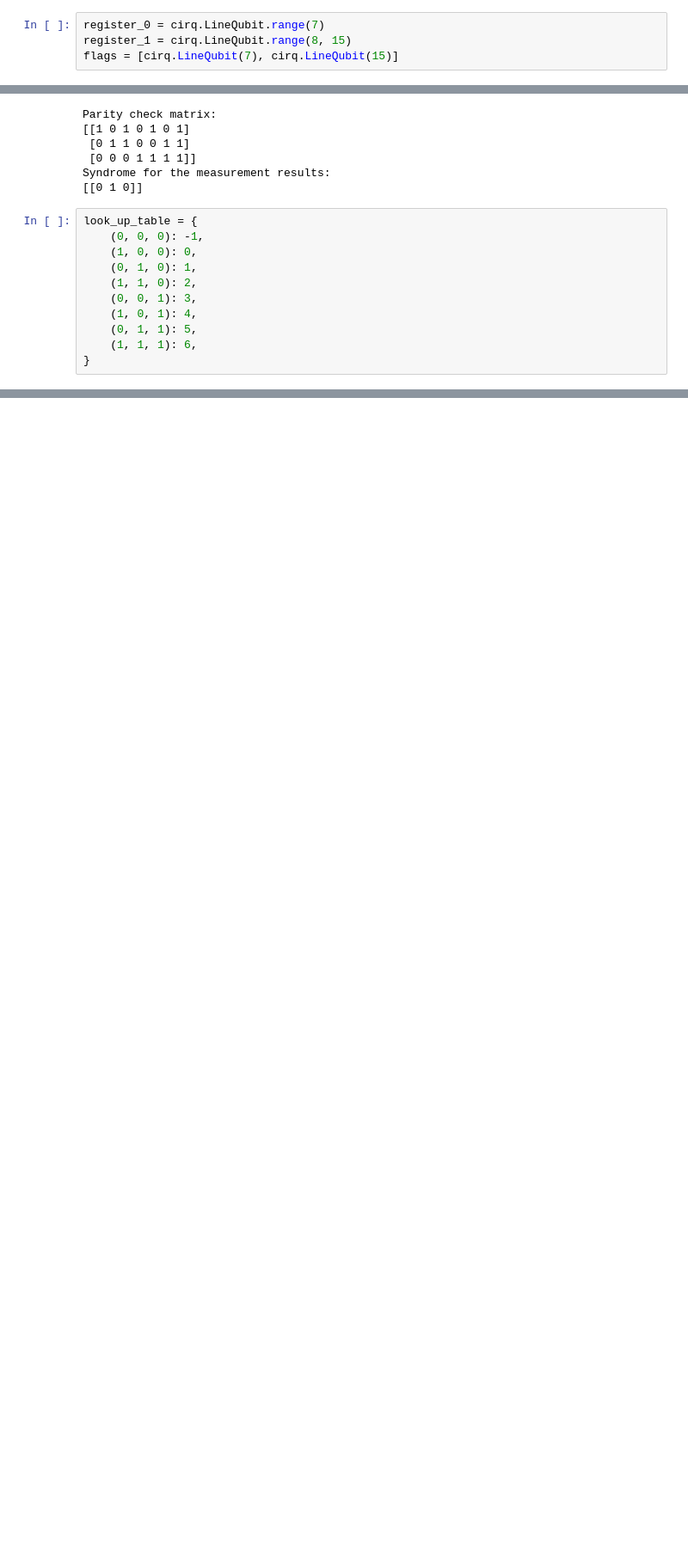
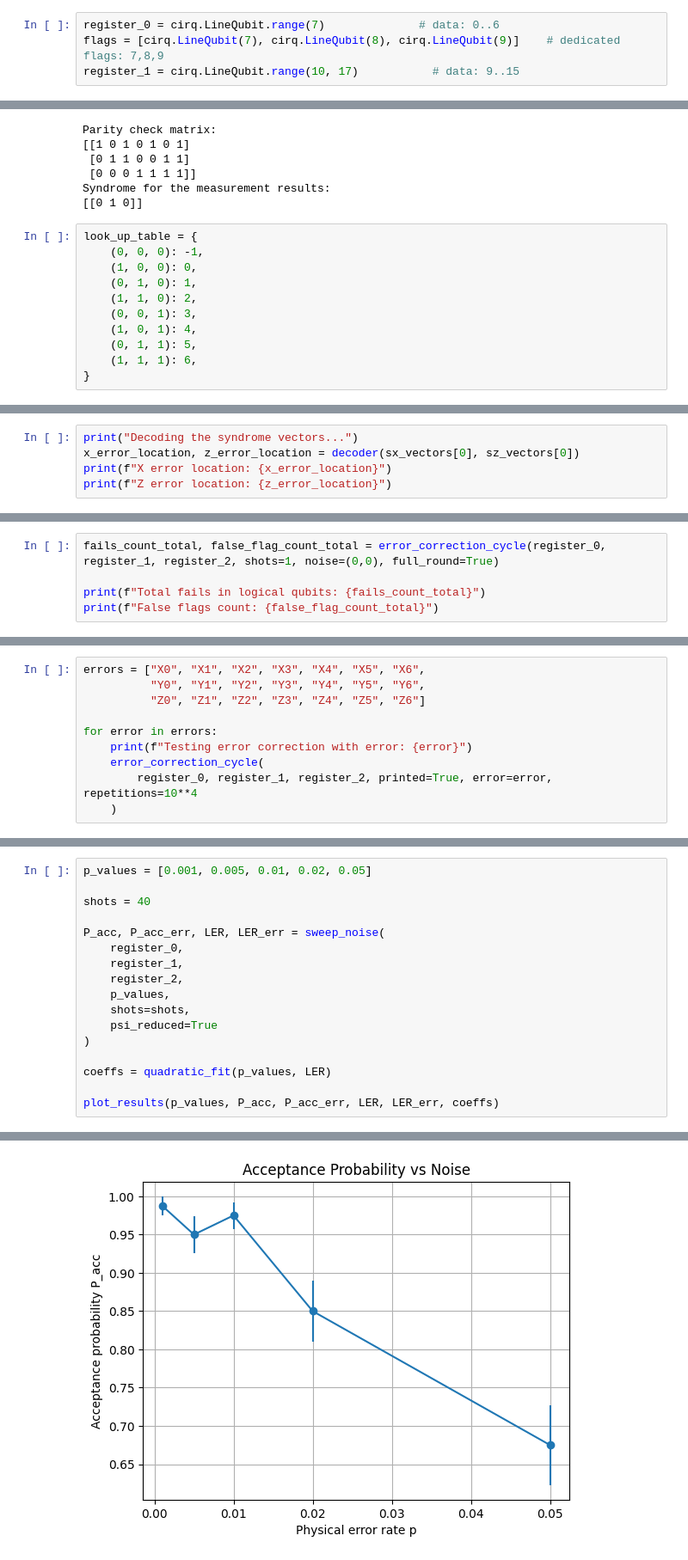
Before and after one commit to majeedtanveer/quantum-error-correction-simulation, a Jupyter notebook: QECnFT.ipynb, the cells around one changed output, grey strips where cells are left out. Shown at 86% size. Saved outputs shown, nothing was run; the diff lists cells and outputs as text; blank space fills up the shorter version.

```diff
--- a/QECnFT.ipynb
+++ b/QECnFT.ipynb
@@ -256,6 +316,6 @@ def transversal_CNOT(init_1, init_2, register_0, register_1, flags=None):
     return combined
 # %%
-register_0 = cirq.LineQubit.range(7)
-register_1 = cirq.LineQubit.range(8, 15)
-flags = [cirq.LineQubit(7), cirq.LineQubit(15)]
+register_0 = cirq.LineQubit.range(7)              # data: 0..6
+flags = [cirq.LineQubit(7), cirq.LineQubit(8), cirq.LineQubit(9)]    # dedicated flags: 7,8,9
+register_1 = cirq.LineQubit.range(10, 17)           # data: 9..15
 # %%
@@ -510,0 +613,5 @@ Z error location: 4
+# %%
+print("Decoding the syndrome vectors...")
+x_error_location, z_error_location = decoder(sx_vectors[0], sz_vectors[0])
+print(f"X error location: {x_error_location}")
+print(f"Z error location: {z_error_location}")
@@ -510,0 +851,5 @@ Z error location: 4
+# %%
+fails_count_total, false_flag_count_total = error_correction_cycle(register_0, register_1, register_2, shots=1, noise=(0,0), full_round=True)
+
+print(f"Total fails in logical qubits: {fails_count_total}")
+print(f"False flags count: {false_flag_count_total}")
@@ -510,0 +876,10 @@ Z error location: 4
+# %%
+errors = ["X0", "X1", "X2", "X3", "X4", "X5", "X6",
+          "Y0", "Y1", "Y2", "Y3", "Y4", "Y5", "Y6",
+          "Z0", "Z1", "Z2", "Z3", "Z4", "Z5", "Z6"]
+
+for error in errors:
+    print(f"Testing error correction with error: {error}")
+    error_correction_cycle(
+        register_0, register_1, register_2, printed=True, error=error, repetitions=10**4
+    )
@@ -510,0 +1008,18 @@ Z error location: 4
+# %%
+p_values = [0.001, 0.005, 0.01, 0.02, 0.05]
+
+shots = 40
+
+P_acc, P_acc_err, LER, LER_err = sweep_noise(
+    register_0,
+    register_1,
+    register_2,
+    p_values,
+    shots=shots,
+    psi_reduced=True
+)
+
+coeffs = quadratic_fit(p_values, LER)
+
+plot_results(p_values, P_acc, P_acc_err, LER, LER_err, coeffs)
+# %% [output]
@@ -510,0 +1031 @@ Z error location: 4
+[figure, added]
```
Also changed, not shown: parts of 42 cells of this notebook.
